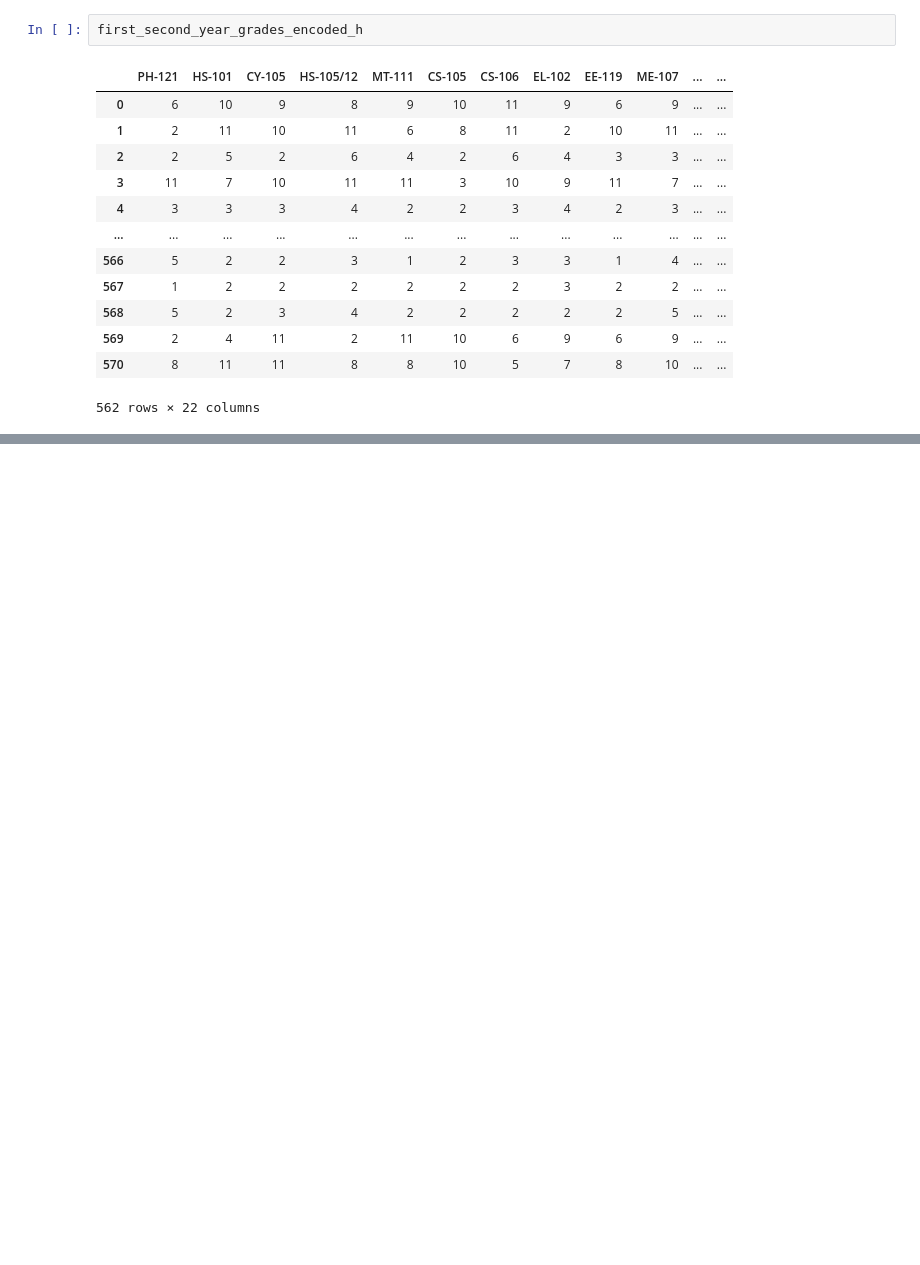
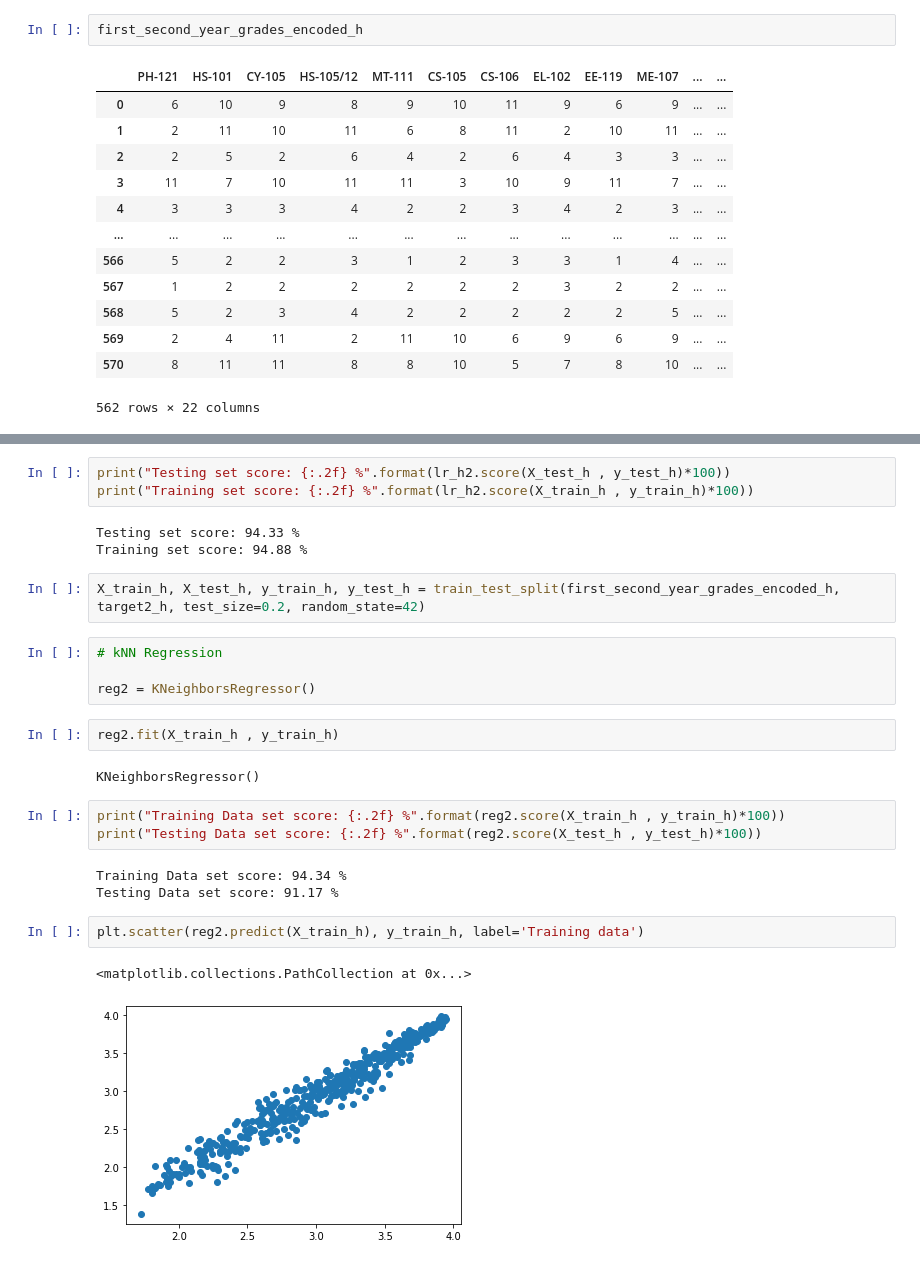
Before and after one commit to MuhammadZainAmmad/CEP_ML, a Jupyter notebook: Solution/CEP_ML.ipynb, the cells around one changed output, grey strips where cells are left out. Drawn from its saved outputs; the diff is of its cells as text; blank space fills up the shorter version.

Commit message:
First Second Third Year encoded

```diff
--- a/Solution/CEP_ML.ipynb
+++ b/Solution/CEP_ML.ipynb
@@ -575,0 +591,27 @@ first_second_year_grades_encoded_h
+# %%
+print("Testing set score: {:.2f} %".format(lr_h2.score(X_test_h , y_test_h)*100))
+print("Training set score: {:.2f} %".format(lr_h2.score(X_train_h , y_train_h)*100))
+# %% [output]
+Testing set score: 94.33 %
+Training set score: 94.88 %
+# %%
+X_train_h, X_test_h, y_train_h, y_test_h = train_test_split(first_second_year_grades_encoded_h, target2_h, test_size=0.2, random_state=42)
+# %%
+# kNN Regression
+
+reg2 = KNeighborsRegressor()
+# %%
+reg2.fit(X_train_h , y_train_h)
+# %% [output]
+KNeighborsRegressor()
+# %%
+print("Training Data set score: {:.2f} %".format(reg2.score(X_train_h , y_train_h)*100))
+print("Testing Data set score: {:.2f} %".format(reg2.score(X_test_h , y_test_h)*100))
+# %% [output]
+Training Data set score: 94.34 %
+Testing Data set score: 91.17 %
+# %%
+plt.scatter(reg2.predict(X_train_h), y_train_h, label='Training data')
+# %% [output]
+<matplotlib.collections.PathCollection at 0x...>
+[figure, added]
```
Also changed, not shown: parts of 23 cells of this notebook.
